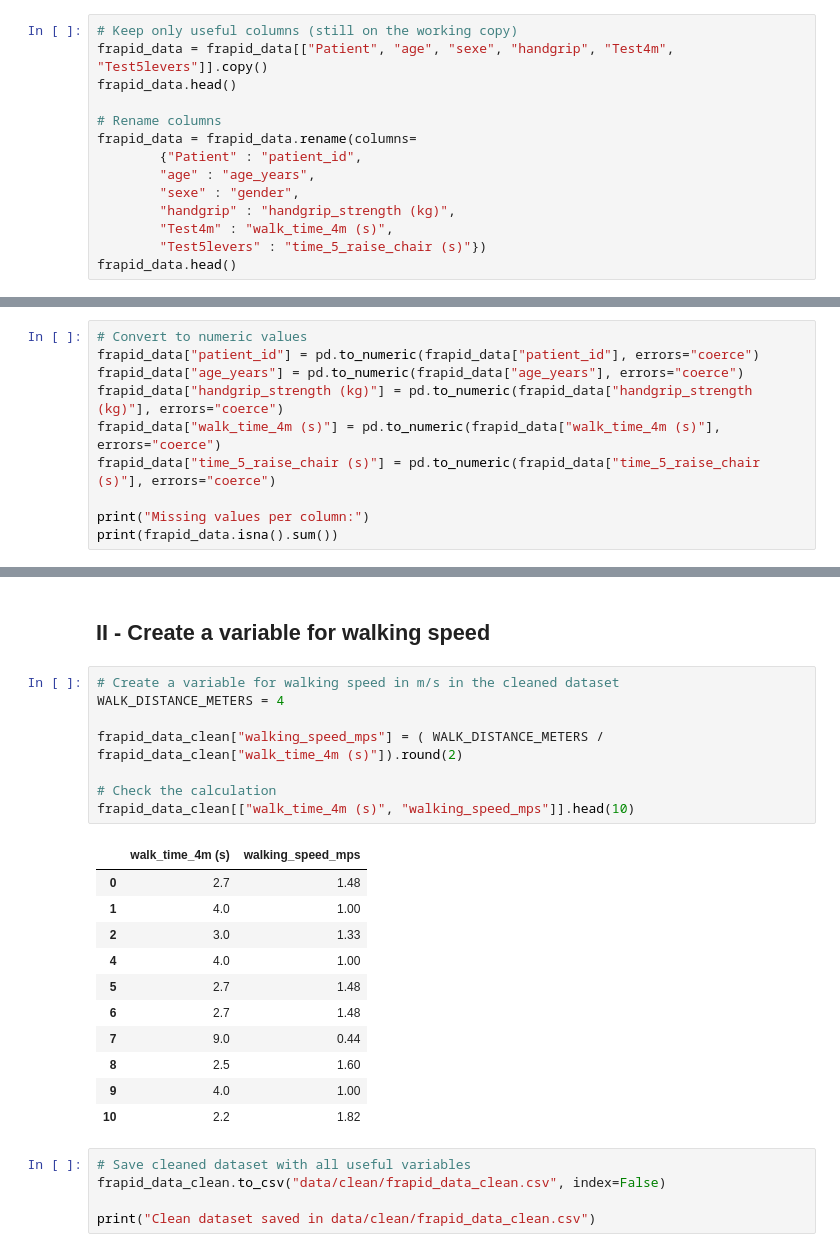
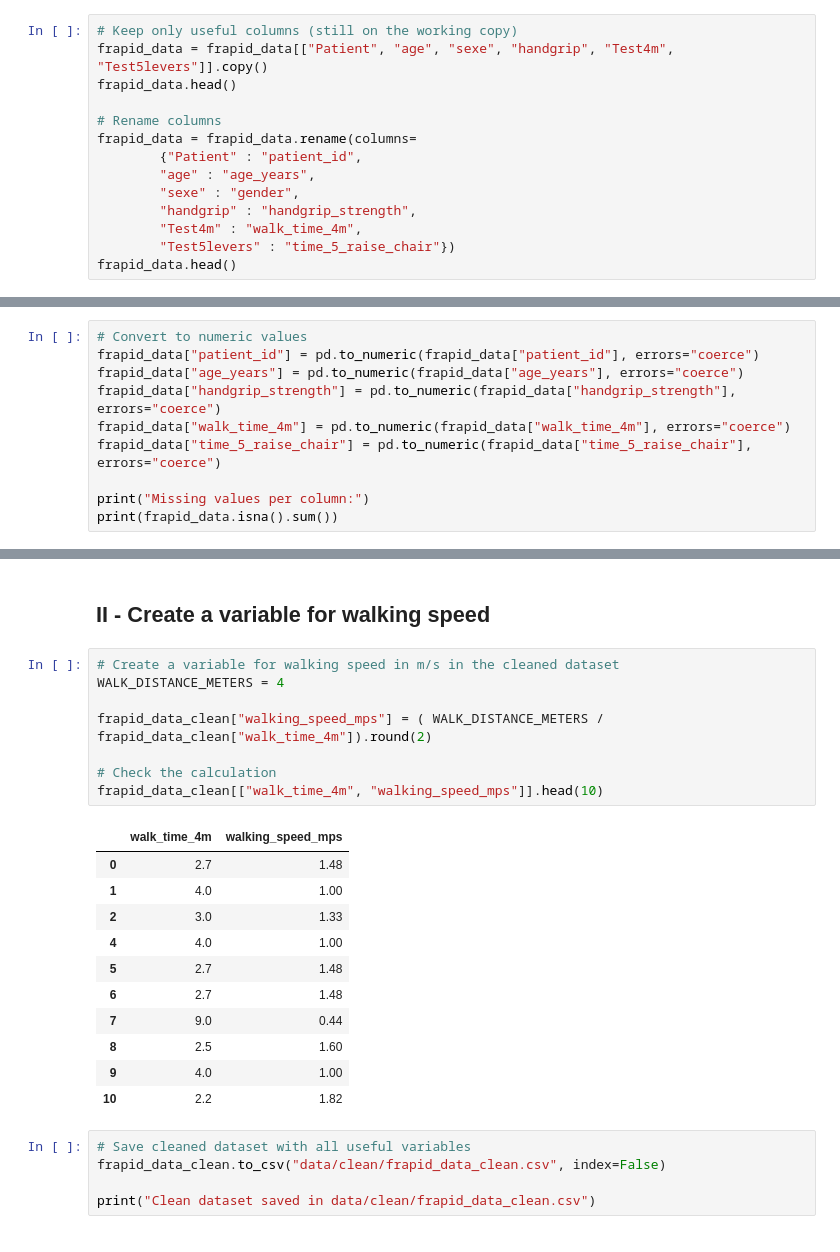
Before and after one commit to inesvincent/Project_R_Python_M2_REHAB, a Jupyter notebook: main.ipynb, the cells around one changed output, grey strips where cells are left out. Drawn from its saved outputs; the diff is of its cells as text.

```diff
--- a/main.ipynb
+++ b/main.ipynb
@@ -96,8 +96,8 @@ frapid_data = frapid_data.rename(columns=
         {"Patient" : "patient_id",
         "age" : "age_years",
         "sexe" : "gender",
-        "handgrip" : "handgrip_strength (kg)",
-        "Test4m" : "walk_time_4m (s)",
-        "Test5levers" : "time_5_raise_chair (s)"})
+        "handgrip" : "handgrip_strength",
+        "Test4m" : "walk_time_4m",
+        "Test5levers" : "time_5_raise_chair"})
 frapid_data.head()
 # %% [output]
@@ -111,9 +111,9 @@ frapid_data.head()
 # Convert to numeric values
 frapid_data["patient_id"] = pd.to_numeric(frapid_data["patient_id"], errors="coerce")
 frapid_data["age_years"] = pd.to_numeric(frapid_data["age_years"], errors="coerce")
-frapid_data["handgrip_strength (kg)"] = pd.to_numeric(frapid_data["handgrip_strength (kg)"], errors="coerce")
-frapid_data["walk_time_4m (s)"] = pd.to_numeric(frapid_data["walk_time_4m (s)"], errors="coerce")
-frapid_data["time_5_raise_chair (s)"] = pd.to_numeric(frapid_data["time_5_raise_chair (s)"], errors="coerce")
+frapid_data["handgrip_strength"] = pd.to_numeric(frapid_data["handgrip_strength"], errors="coerce")
+frapid_data["walk_time_4m"] = pd.to_numeric(frapid_data["walk_time_4m"], errors="coerce")
+frapid_data["time_5_raise_chair"] = pd.to_numeric(frapid_data["time_5_raise_chair"], errors="coerce")
 
 print("Missing values per column:")
 print(frapid_data.isna().sum())
@@ -148,13 +148,13 @@ Number of patients after cleaning: 46
 # %%
 # Create a variable for walking speed in m/s in the cleaned dataset
 WALK_DISTANCE_METERS = 4
 
-frapid_data_clean["walking_speed_mps"] = ( WALK_DISTANCE_METERS / frapid_data_clean["walk_time_4m (s)"]).round(2)
+frapid_data_clean["walking_speed_mps"] = ( WALK_DISTANCE_METERS / frapid_data_clean["walk_time_4m"]).round(2)
 
 # Check the calculation
-frapid_data_clean[["walk_time_4m (s)", "walking_speed_mps"]].head(10)
+frapid_data_clean[["walk_time_4m", "walking_speed_mps"]].head(10)
 # %% [output]
-|  | walk_time_4m (s) | walking_speed_mps |
+|  | walk_time_4m | walking_speed_mps |
 | 0 | 2.7 | 1.48 |
 | 1 | 4.0 | 1.00 |
 | 2 | 3.0 | 1.33 |
```
Also changed, not shown: parts of 6 cells of this notebook, 6 other files.
